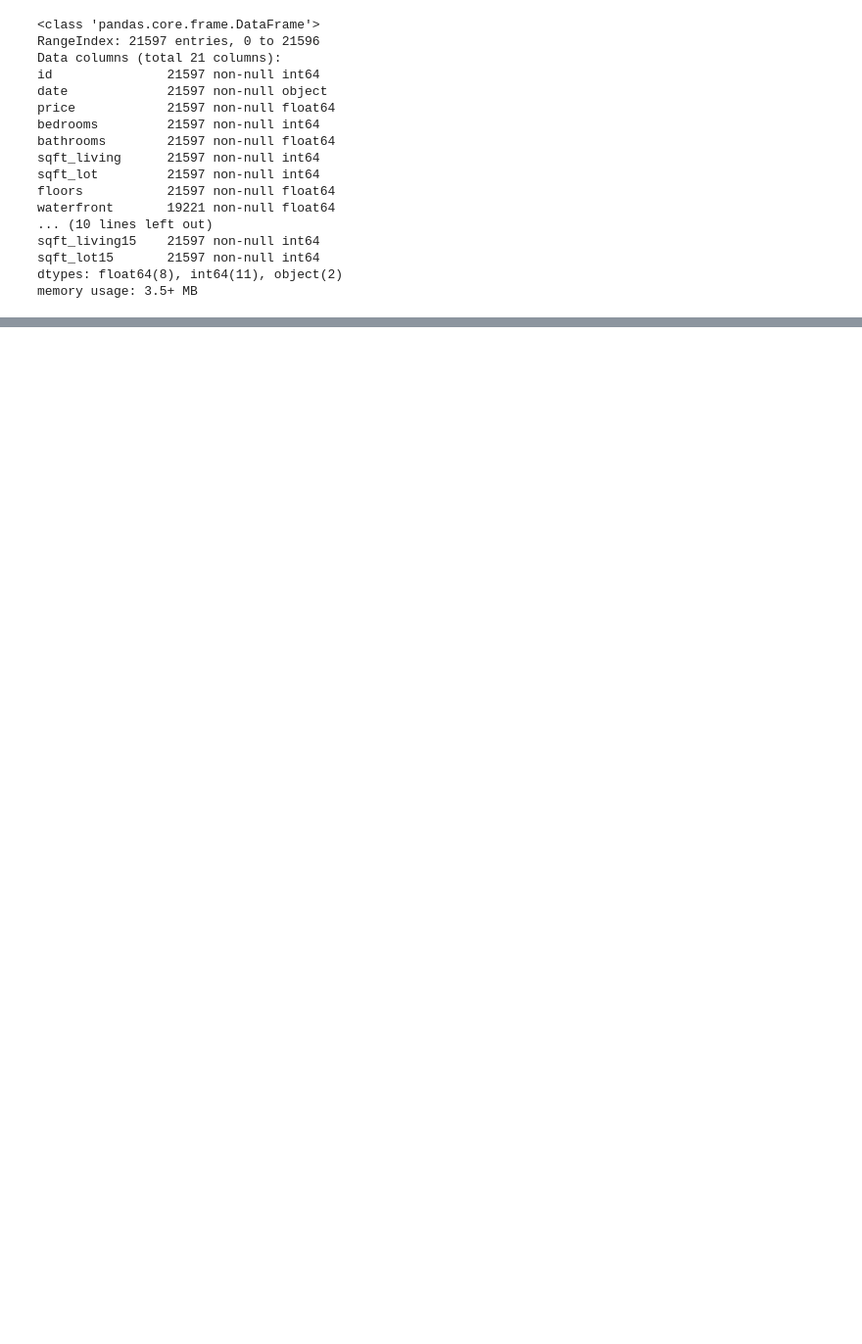
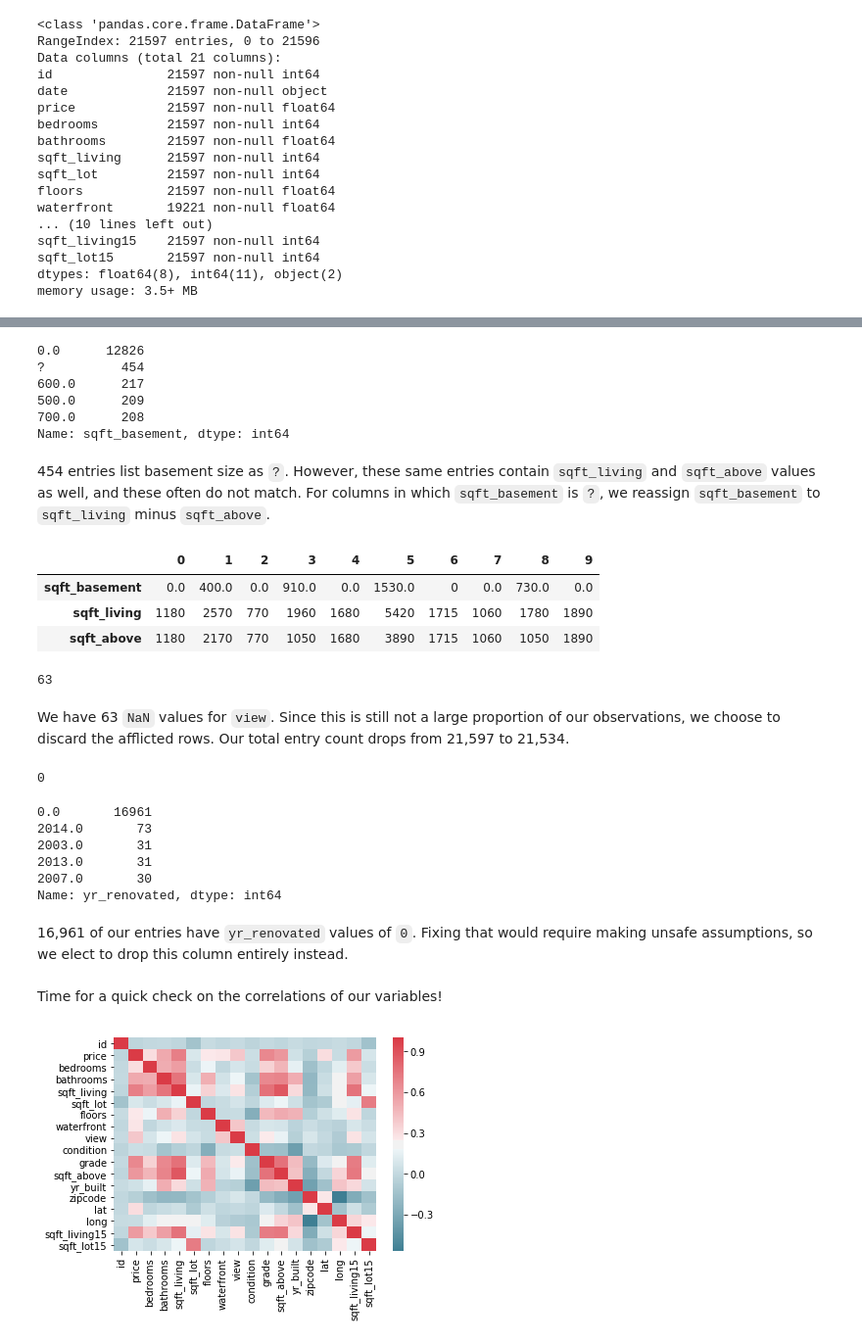
Before and after one commit to AlecMorgan/Housing-Price-Predictor, a Jupyter notebook: student.ipynb, the cells around one changed output, grey strips where cells are left out. Shown at 98% size. Cells and saved outputs as stored; diff of their text form; code cells hidden in the pictures; blank space fills up the shorter version.

```diff
--- a/student.ipynb
+++ b/student.ipynb
@@ -308,0 +67,51 @@ plt.show()
+# %%
+house_data['sqft_basement'].value_counts().head()
+# %% [output]
+0.0      12826
+?          454
+600.0      217
+500.0      209
+700.0      208
+Name: sqft_basement, dtype: int64
+# %% [markdown]
+454 entries list basement size as `?`. However, these same entries contain `sqft_living` and `sqft_above` values as well, and these often do not match. For columns in which `sqft_basement` is `?`, we reassign `sqft_basement` to `sqft_living` minus `sqft_above`.
+# %%
+mask = house_data['sqft_basement'] == '?'
+house_data.loc[mask, 'sqft_basement'] = (house_data['sqft_living'] - house_data['sqft_above'])
+house_data[['sqft_basement', 'sqft_living', 'sqft_above']].head(10).T
+# %% [output]
+|  | 0 | 1 | 2 | 3 | 4 | 5 | 6 | 7 | 8 | 9 |
+| sqft_basement | 0.0 | 400.0 | 0.0 | 910.0 | 0.0 | 1530.0 | 0 | 0.0 | 730.0 | 0.0 |
+| sqft_living | 1180 | 2570 | 770 | 1960 | 1680 | 5420 | 1715 | 1060 | 1780 | 1890 |
+| sqft_above | 1180 | 2170 | 770 | 1050 | 1680 | 3890 | 1715 | 1060 | 1050 | 1890 |
+# %%
+house_data['view'].isna().sum()
+# %% [output]
+63
+# %% [markdown]
+We have 63 `NaN` values for `view`. Since this is still not a large proportion of our observations, we choose to discard the afflicted rows. Our total entry count drops from 21,597 to 21,534.
+# %%
+house_data = house_data.dropna(subset=['view'])
+house_data['view'].isna().sum()
+# %% [output]
+0
+# %%
+house_data['yr_renovated'].value_counts().head()
+# %% [output]
+0.0       16961
+2014.0       73
+2003.0       31
+2013.0       31
+2007.0       30
+Name: yr_renovated, dtype: int64
+# %% [markdown]
+16,961 of our entries have `yr_renovated` values of `0`. Fixing that would require making unsafe assumptions, so we elect to drop this column entirely instead.
+# %%
+house_data = house_data.drop('yr_renovated', axis=1)
+# %% [markdown]
+Time for a quick check on the correlations of our variables!
+# %%
+color_map = sns.diverging_palette(220, 10, as_cmap=True)
+_ = sns.heatmap(house_data.corr(), cmap=color_map)
+# %% [output]
+[figure, added]
```
Also changed, not shown: parts of 98 cells of this notebook.
